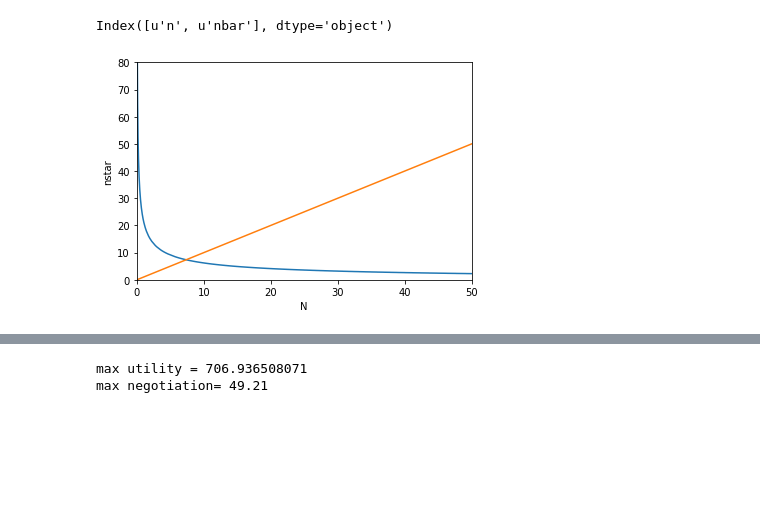
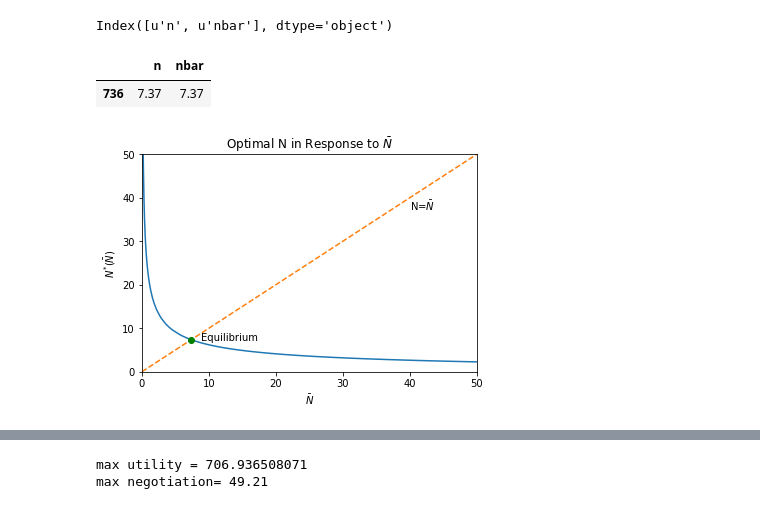
Before and after one commit to szwang/kr-insurance-models, a Jupyter notebook: negotiation-model-with-nbar.ipynb, the cells around one changed output, grey strips where cells are left out. Saved outputs shown, nothing was run; the diff lists cells and outputs as text; code cells hidden in the pictures; blank space fills up the shorter version.

```diff
--- a/negotiation-model-with-nbar.ipynb
+++ b/negotiation-model-with-nbar.ipynb
@@ -181,17 +182,30 @@ df
 df.columns[0:]
 # %% [output]
 Index([u'n', u'nbar'], dtype='object')
+# %%
+# find where n-nbar
+
+opt = df[df['n'] == df['nbar']]
+opt
+# %% [output]
+|  | n | nbar |
+| 736 | 7.37 | 7.37 |
 # %%
 n_stars = df.as_matrix(columns=df.columns[0:1])
-# %%
-plt.plot(Nbar_vals, n_stars)
-plt.plot(nrange, nrange)
-plt.xlabel('N')
-plt.ylabel('nstar')
-plt.axis([0, 50, 0, 80])
-plt.show()
-# %% [output]
-[figure, removed]
+# %%
+plt.plot(Nbar_vals, n_stars)
+plt.plot(Nbar_vals, Nbar_vals, linestyle='dashed')
+plt.plot([7.37],[7.37],marker='o', markersize=6, color="green")
+plt.text(8.8, 7.2,'Equilibrium')
+plt.xlabel(r'$\bar{N}$')
+plt.ylabel(r'$N^{*}(\bar{N})$')
+plt.title(r'Optimal N in Response to $\bar{N}$')
+plt.text(40,37, r'N=$\bar{N}$')
+plt.axis([0, 50, 0, 50])
+plt.savefig('competitive.png', bbox_inches='tight', pad_inches=0.2)
+plt.show()
+# %% [output]
+[figure, added]
 # %%
 eu_vals = U(Nbar_vals, Nbar_vals)
 print(eu_vals)
```
Also changed, not shown: parts of 5 cells of this notebook, 6 other files.
